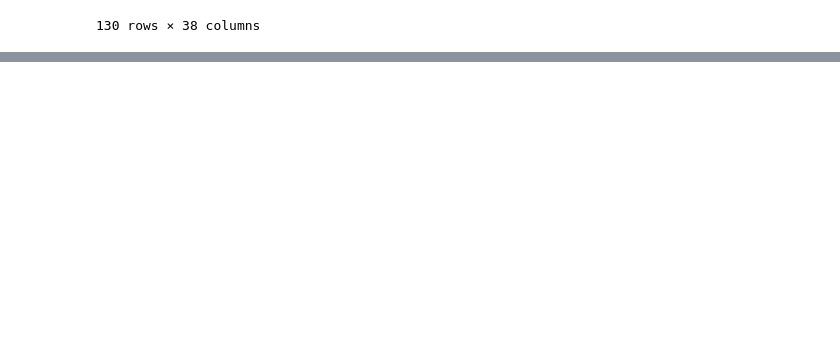
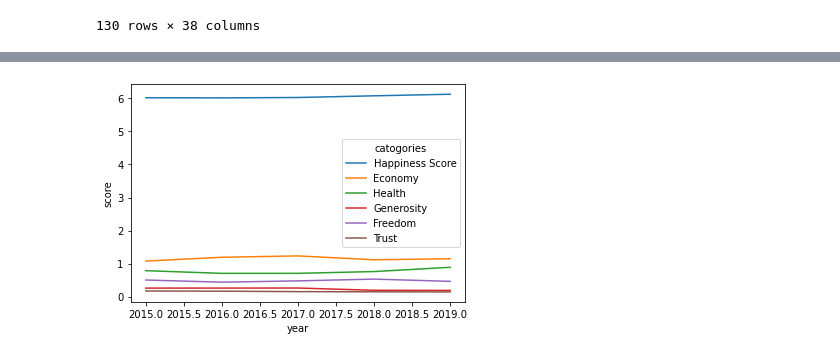
Before and after one commit to RachelNewberry/World_Happeniess_Project_1, a Jupyter notebook: world_happiness_versus_economic_freedom .ipynb, the cells around one changed output, grey strips where cells are left out. Drawn from its saved outputs; the diff is of its cells as text; code cells hidden in the pictures; blank space fills up the shorter version.

```diff
--- a/world_happiness_versus_economic_freedom .ipynb
+++ b/world_happiness_versus_economic_freedom .ipynb
@@ -345,0 +397,18 @@ df_final_sorted
+# %%
+high_df = pd.DataFrame(high, columns = ['Country', 'Happiness Rank_2015', 'Happiness Score_2015',
+       'Economy (GDP per Capita)_2015', 'Health (Life Expectancy)_2015',
+       'Generosity_2015', 'Freedom_2015', 'Trust (Government Corruption)_2015',
+       'Happiness Rank_2016', 'Happiness Score_2016',
+       'Economy (GDP per Capita)_2016', 'Health (Life Expectancy)_2016',
+       'Generosity_2016', 'Freedom_2016', 'Trust (Government Corruption)_2016',
+       'Happiness Rank_2017', 'Happiness Score_2017',
+       'Economy (GDP per Capita)_2017', 'Health (Life Expectancy)_2017',
+       'Generosity_2017', 'Freedom_2017', 'Trust (Government Corruption)_2017',
+       'Happiness Rank_2018', 'Happiness Score_2018',
+       'Economy (GDP per Capita)_2018', 'Health (Life Expectancy)_2018',
+       'Generosity_2018', 'Freedom_2018', 'Trust (Government Corruption)_2018',
+       'Happiness Rank_2019', 'Happiness Score_2019',
+       'Economy (GDP per Capita)_2019', 'Health (Life Expectancy)_2019',
+       'Generosity_2019', 'Freedom_2019', 'Trust (Government Corruption)_2019',
+       'Economic Freedom Rank', 'Economic Freedom Score', 'QuantileRank'])
+high_df.head()
@@ -345,0 +423,6 @@ df_final_sorted
+# %%
+columns_needed = ['Happiness Score',
+       'Economy', 'Health',
+       'Generosity', 'Freedom', 'Trust']
+for col in columns_needed:
+    high_df[col+"_avg"]= high_df.loc[:,high_df.columns.str.contains(col)].mean(axis=1)
@@ -345,0 +488,8 @@ df_final_sorted
+# %%
+high_df_line=pd.DataFrame()
+for col in columns_needed:
+    try:
+        high_df_line[col]  = high_df.loc[:,(high_df.columns.str.match(col))&~(high_df.columns.str.contains("avg"))].mean(axis=0).values
+    except:
+        print(col)
+high_df_line["year"]=range(2015,2020)
@@ -345,0 +505,3 @@ df_final_sorted
+# %%
+high_df_line=pd.melt(high_df_line,id_vars=["year"],value_vars=high_df_line.columns[high_df_line.columns!="year"],var_name="catogories",value_name="score")
+high_df_line
@@ -345,0 +526,5 @@ df_final_sorted
+# %%
+sns.lineplot(data=high_df_line,x="year",y="score",hue="catogories")
+plt.savefig("data/higher_line_plot.png")
+# %% [output]
+[figure, added]
```
Also changed, not shown: parts of 13 cells of this notebook.
